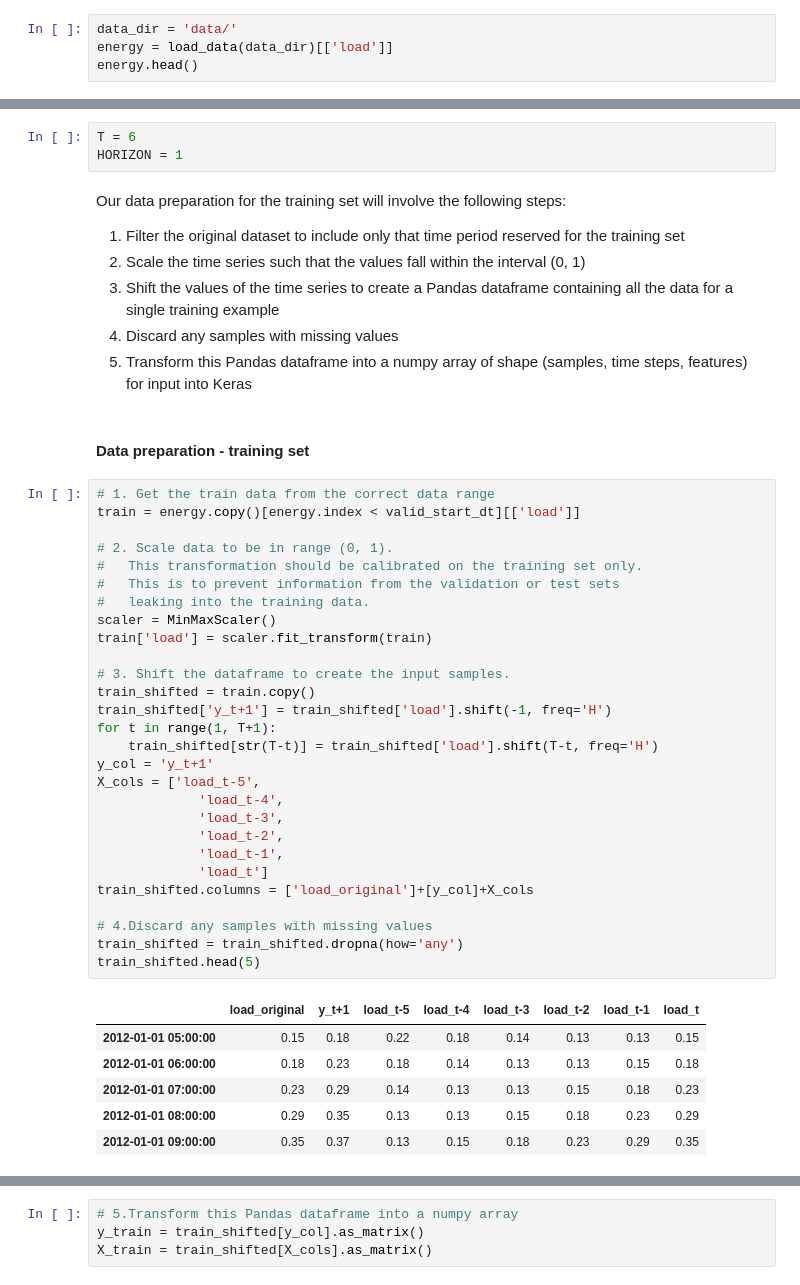
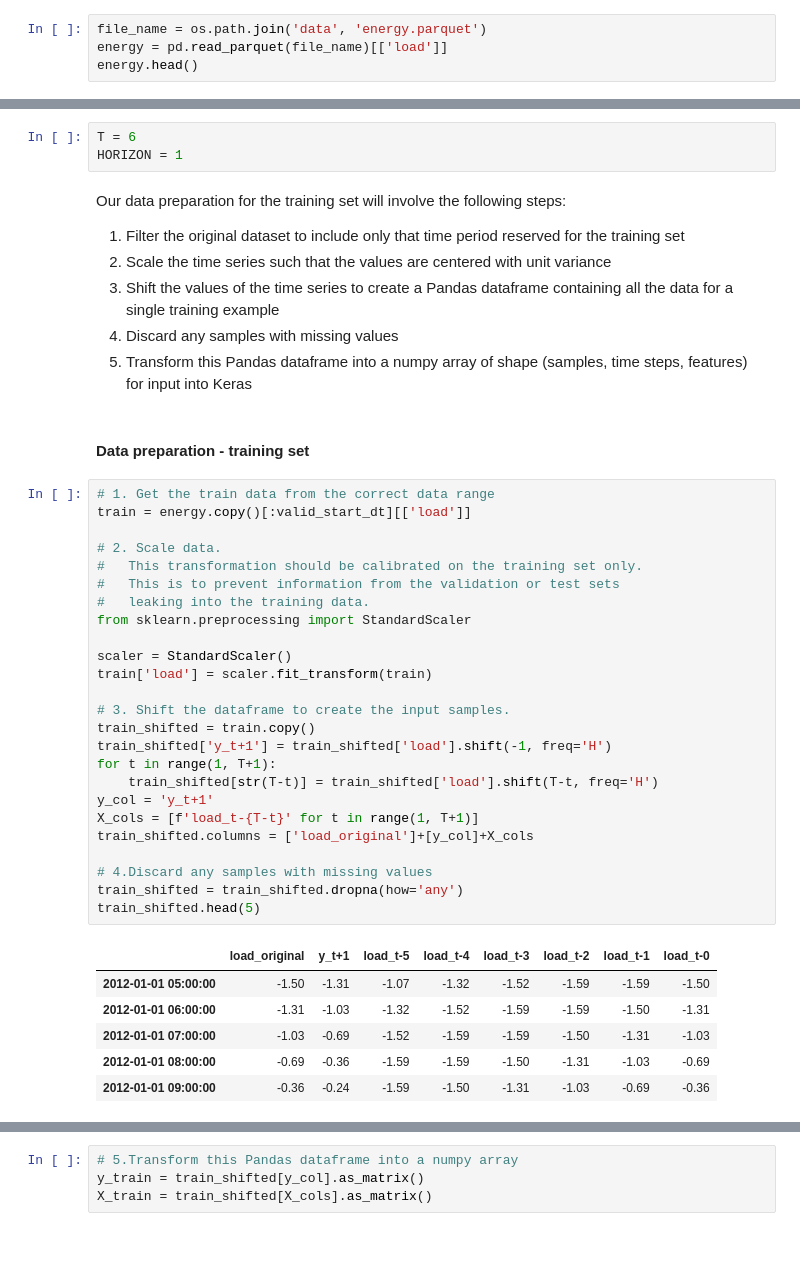
Before and after one commit to Azure/DeepLearningForTimeSeriesForecasting, a Jupyter notebook: 2_RNN.ipynb, the cells around one changed output, grey strips where cells are left out. Cells and saved outputs as stored; diff of their text form; blank space fills up the shorter version.

```diff
--- a/2_RNN.ipynb
+++ b/2_RNN.ipynb
@@ -35,6 +30,6 @@ Load the data from csv into a Pandas dataframe
 # %%
-data_dir = 'data/'
-energy = load_data(data_dir)[['load']]
+file_name = os.path.join('data', 'energy.parquet')
+energy = pd.read_parquet(file_name)[['load']]
 energy.head()
 # %% [output]
 |  | load |
@@ -80,7 +78,7 @@ HORIZON = 1
 Our data preparation for the training set will involve the following steps:
 
 1. Filter the original dataset to include only that time period reserved for the training set
-2. Scale the time series such that the values fall within the interval (0, 1)
+2. Scale the time series such that the values are centered with unit variance
 3. Shift the values of the time series to create a Pandas dataframe containing all the data for a single training example
 4. Discard any samples with missing values
 5. Transform this Pandas dataframe into a numpy array of shape (samples, time steps, features) for input into Keras
@@ -88,37 +86,34 @@ Our data preparation for the training set will involve the following steps:
 #### Data preparation - training set
 # %%
 # 1. Get the train data from the correct data range
-train = energy.copy()[energy.index < valid_start_dt][['load']]
+train = energy.copy()[:valid_start_dt][['load']]
 
-# 2. Scale data to be in range (0, 1).
+# 2. Scale data.
 #   This transformation should be calibrated on the training set only.
 #   This is to prevent information from the validation or test sets
 #   leaking into the training data.
-scaler = MinMaxScaler()
+from sklearn.preprocessing import StandardScaler
+
+scaler = StandardScaler()
 train['load'] = scaler.fit_transform(train)
 
 # 3. Shift the dataframe to create the input samples.
 train_shifted = train.copy()
 train_shifted['y_t+1'] = train_shifted['load'].shift(-1, freq='H')
 for t in range(1, T+1):
     train_shifted[str(T-t)] = train_shifted['load'].shift(T-t, freq='H')
 y_col = 'y_t+1'
-X_cols = ['load_t-5',
-             'load_t-4',
-             'load_t-3',
-             'load_t-2',
-             'load_t-1',
-             'load_t']
+X_cols = [f'load_t-{T-t}' for t in range(1, T+1)]
 train_shifted.columns = ['load_original']+[y_col]+X_cols
 
 # 4.Discard any samples with missing values
 train_shifted = train_shifted.dropna(how='any')
 train_shifted.head(5)
 # %% [output]
-|  | load_original | y_t+1 | load_t-5 | load_t-4 | load_t-3 | load_t-2 | load_t-1 | load_t |
-| 2012-01-01 05:00:00 | 0.15 | 0.18 | 0.22 | 0.18 | 0.14 | 0.13 | 0.13 | 0.15 |
-| 2012-01-01 06:00:00 | 0.18 | 0.23 | 0.18 | 0.14 | 0.13 | 0.13 | 0.15 | 0.18 |
-| 2012-01-01 07:00:00 | 0.23 | 0.29 | 0.14 | 0.13 | 0.13 | 0.15 | 0.18 | 0.23 |
-| 2012-01-01 08:00:00 | 0.29 | 0.35 | 0.13 | 0.13 | 0.15 | 0.18 | 0.23 | 0.29 |
-| 2012-01-01 09:00:00 | 0.35 | 0.37 | 0.13 | 0.15 | 0.18 | 0.23 | 0.29 | 0.35 |
+|  | load_original | y_t+1 | load_t-5 | load_t-4 | load_t-3 | load_t-2 | load_t-1 | load_t-0 |
+| 2012-01-01 05:00:00 | -1.50 | -1.31 | -1.07 | -1.32 | -1.52 | -1.59 | -1.59 | -1.50 |
+| 2012-01-01 06:00:00 | -1.31 | -1.03 | -1.32 | -1.52 | -1.59 | -1.59 | -1.50 | -1.31 |
+| 2012-01-01 07:00:00 | -1.03 | -0.69 | -1.52 | -1.59 | -1.59 | -1.50 | -1.31 | -1.03 |
+| 2012-01-01 08:00:00 | -0.69 | -0.36 | -1.59 | -1.59 | -1.50 | -1.31 | -1.03 | -0.69 |
+| 2012-01-01 09:00:00 | -0.36 | -0.24 | -1.59 | -1.50 | -1.31 | -1.03 | -0.69 | -0.36 |
 # %% [markdown]
```
Also changed, not shown: parts of 35 cells of this notebook.
